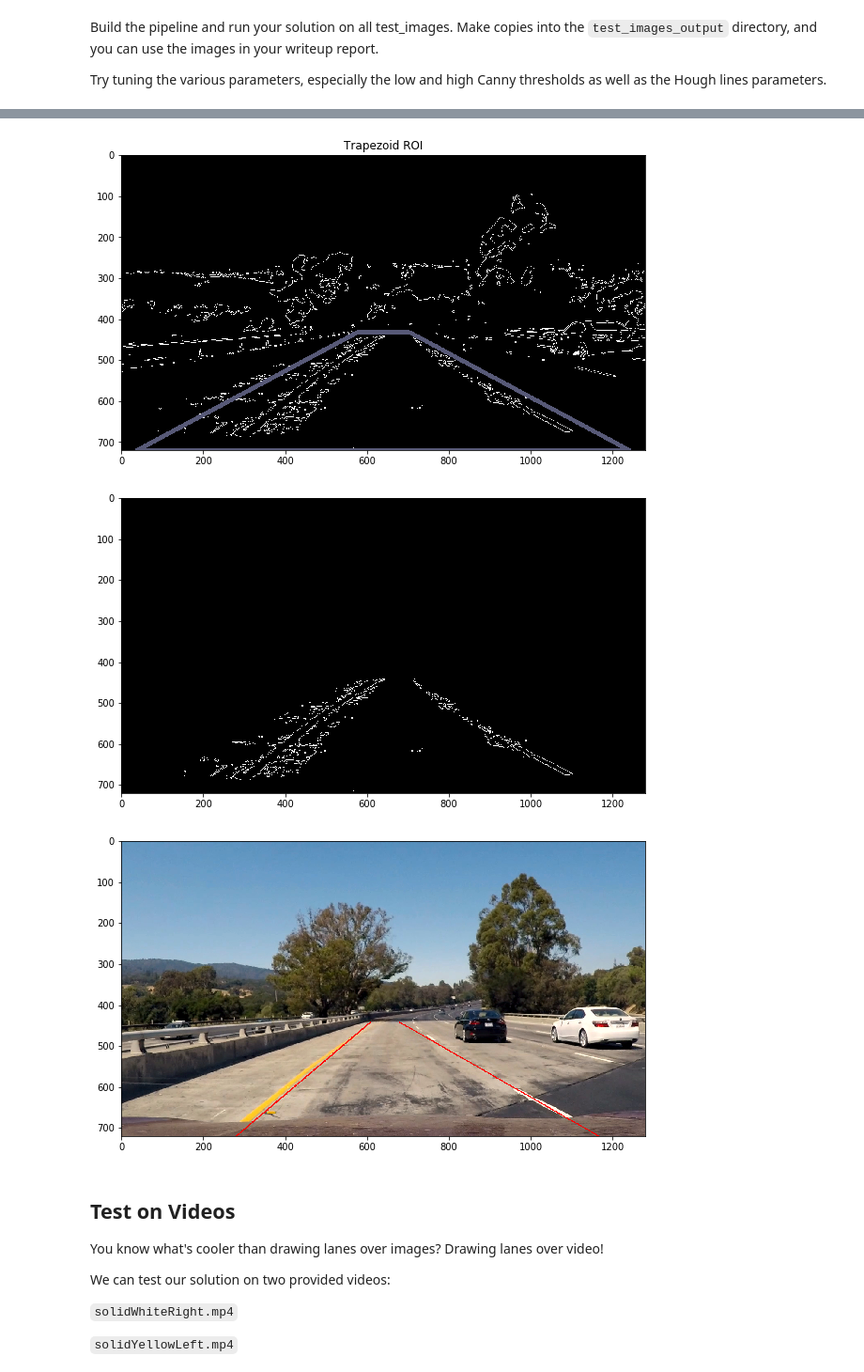
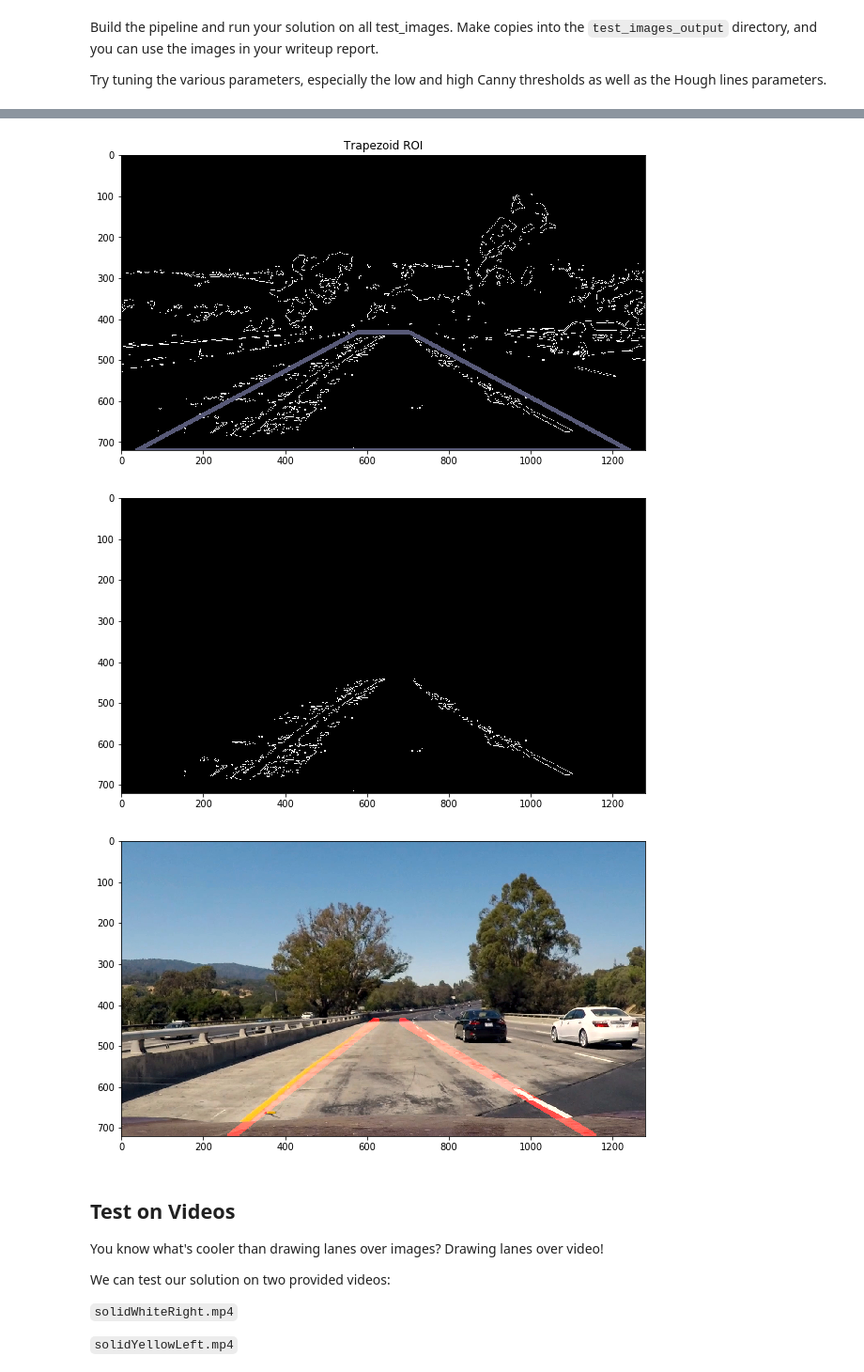
Before and after one commit to shacharm2/CarND-LaneLines-P1, a Jupyter notebook: P1.ipynb, the cells around one changed output, grey strips where cells are left out. Shown at 94% size. Drawn from its saved outputs; the diff is of its cells as text; code cells hidden in the pictures.

```diff
--- a/P1.ipynb
+++ b/P1.ipynb
@@ -439,7 +439,7 @@ class Pipeline(object):
         # min line length - image size / 10
         diag = int(np.sqrt(image.shape[0] ** 2 + image.shape[1] **2))
         min_line_len =  diag / 30
-        max_line_gap =  diag * .75
+        max_line_gap =  diag / 19
 
         #lines = hough_lines(Lc, rho=1, theta=np.pi/180., threshold=100, min_line_len=min_line_len, max_line_gap=max_line_gap)
         #lines = hough_lines(Lc, rho=1, theta=np.pi/180., threshold=20, min_line_len=20, max_line_gap=300)
@@ -450,38 +450,41 @@ class Pipeline(object):
             return image
 
         left_lane, right_lane = lanes
-        cv2.line(image, (int(left_lane[0]), int(left_lane[1])), (int(left_lane[2]), int(left_lane[3])), color=[255, 0, 0], thickness=2)
-        cv2.line(image, (int(right_lane[0]), int(right_lane[1])), (int(right_lane[2]), int(right_lane[3])), color=[255, 0, 0], thickness=2)
+
+        _img = 0 * image
+        cv2.line(_img, (int(left_lane[0]), int(left_lane[1])), (int(left_lane[2]), int(left_lane[3])), color=[255, 0, 0], thickness=20)
+        cv2.line(_img, (int(right_lane[0]), int(right_lane[1])), (int(right_lane[2]), int(right_lane[3])), color=[255, 0, 0], thickness=20)
+        image = weighted_img(image, _img)
 
 
         if self.show:
             plt.figure(figsize = (10,10))
             plt.imshow(image, cmap='gray') #cv2.cvtColor(image, cv2.COLOR_RGB2LAB))
 
         return image
 
 
 image_file = os.path.join("test_images", os.listdir("test_images")[0])
 image = mpimg.imread(image_file)
 
 
 # video = VideoFileClip('test_videos/solidWhiteRight.mp4')
 # video = VideoFileClip('test_videos/solidYellowLeft.mp4')
 #video = VideoFileClip('test_videos/challenge.mp4')
 # image = video.get_frame(5.1) # get the frame at t=2 seconds
 
 video = VideoFileClip('test_videos/challenge.mp4')
 image = video.get_frame(4.31)
 
 
 pipeline = Pipeline(show=True)
 result = pipeline.process(image)
 # %% [output]
 [figure]
 [figure]
 [figure]
 [figure]
-[figure, old version]
+[figure, new version]
 # %%
 res = cv2.resize(image, dsize=(54, 140), interpolation=cv2.INTER_CUBIC)
 # %% [markdown]
```
Also changed, not shown: parts of 3 cells of this notebook.
